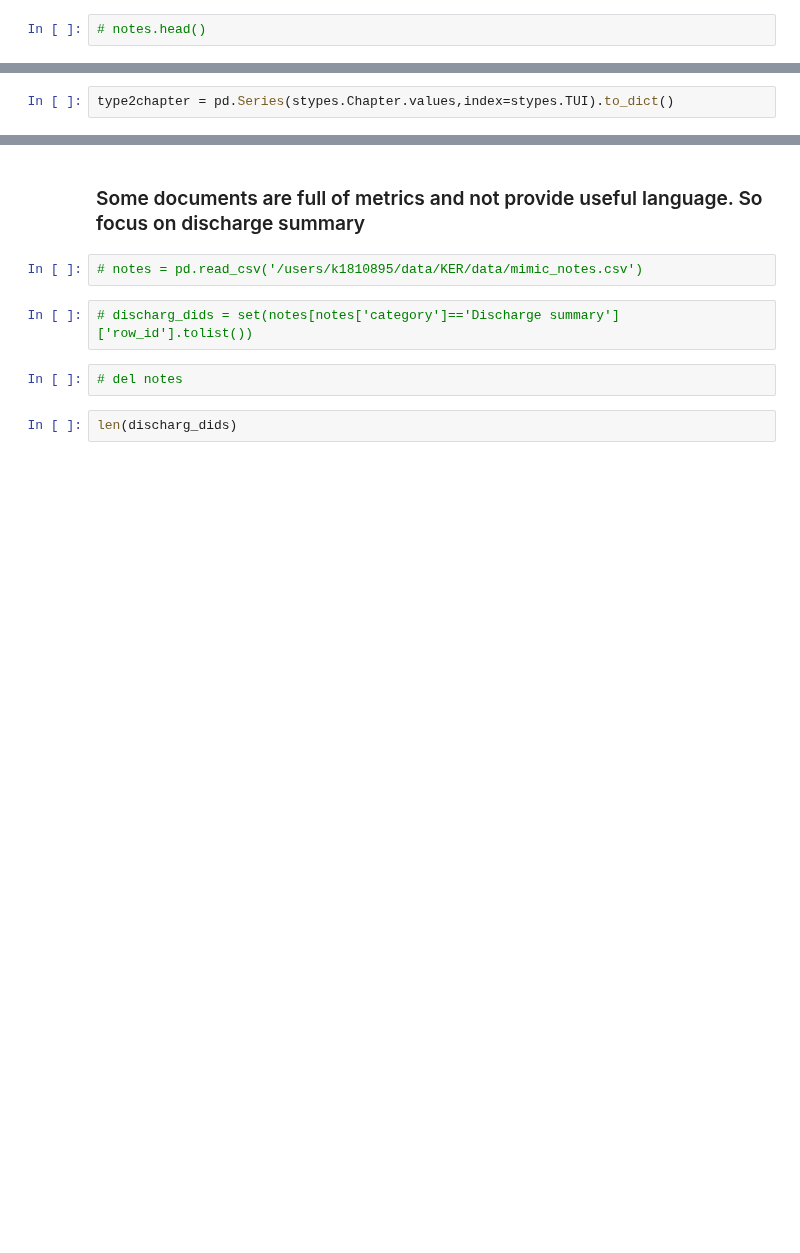
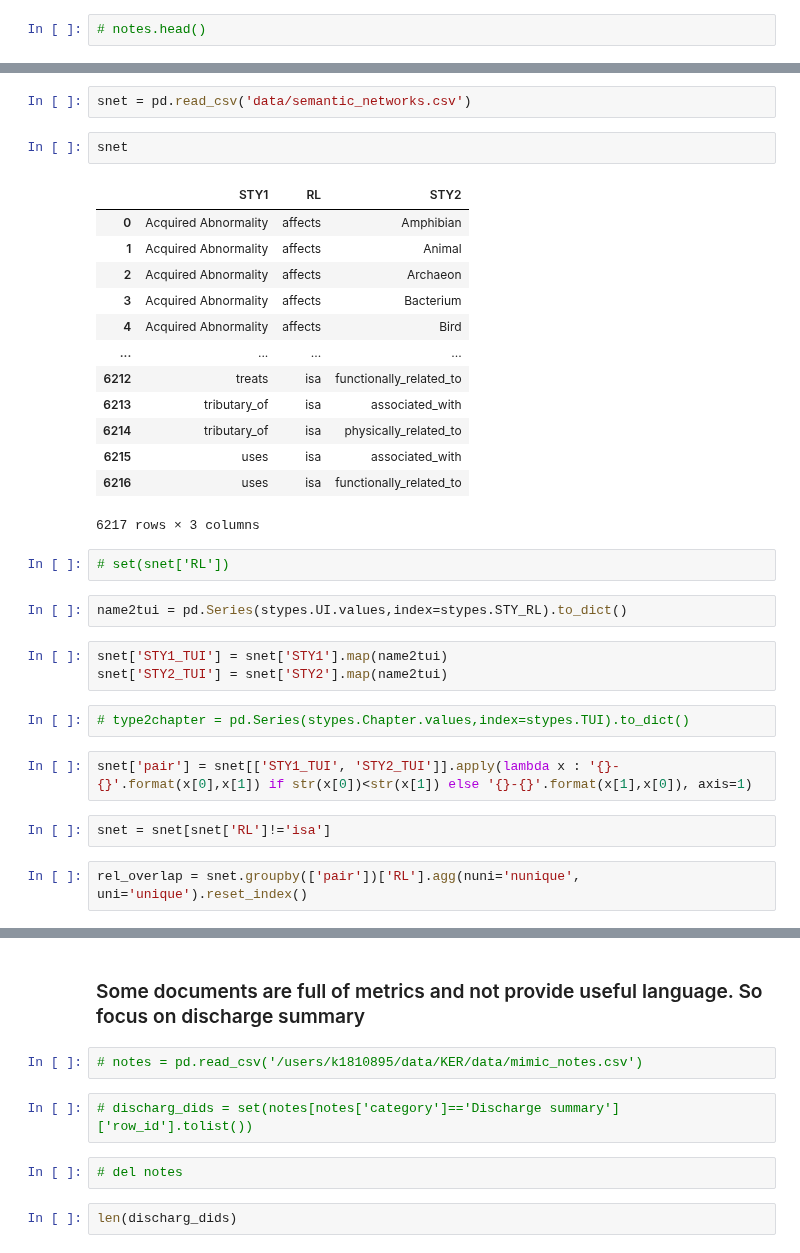
Before and after one commit to wtgme/snomed, a Jupyter notebook: distant_supervision.ipynb, the cells around one changed output, grey strips where cells are left out. Saved outputs shown, nothing was run; the diff lists cells and outputs as text; blank space fills up the shorter version.

```diff
--- a/distant_supervision.ipynb
+++ b/distant_supervision.ipynb
@@ -130,2 +150,33 @@ stypes.head()
+# %%
+snet = pd.read_csv('data/semantic_networks.csv')
+# %%
+snet
+# %% [output]
+|  | STY1 | RL | STY2 |
+| 0 | Acquired Abnormality | affects | Amphibian |
+| 1 | Acquired Abnormality | affects | Animal |
+| 2 | Acquired Abnormality | affects | Archaeon |
+| 3 | Acquired Abnormality | affects | Bacterium |
+| 4 | Acquired Abnormality | affects | Bird |
+| ... | ... | ... | ... |
+| 6212 | treats | isa | functionally_related_to |
+| 6213 | tributary_of | isa | associated_with |
+| 6214 | tributary_of | isa | physically_related_to |
+| 6215 | uses | isa | associated_with |
+| 6216 | uses | isa | functionally_related_to |
+6217 rows × 3 columns
+# %%
+# set(snet['RL'])
+# %%
+name2tui = pd.Series(stypes.UI.values,index=stypes.STY_RL).to_dict()
+# %%
+snet['STY1_TUI'] = snet['STY1'].map(name2tui)
+snet['STY2_TUI'] = snet['STY2'].map(name2tui)
 # %%
-type2chapter = pd.Series(stypes.Chapter.values,index=stypes.TUI).to_dict()
+# type2chapter = pd.Series(stypes.Chapter.values,index=stypes.TUI).to_dict()
+# %%
+snet['pair'] = snet[['STY1_TUI', 'STY2_TUI']].apply(lambda x : '{}-{}'.format(x[0],x[1]) if str(x[0])<str(x[1]) else '{}-{}'.format(x[1],x[0]), axis=1)
+# %%
+snet = snet[snet['RL']!='isa']
+# %%
+rel_overlap = snet.groupby(['pair'])['RL'].agg(nuni='nunique', uni='unique').reset_index()
```
Also changed, not shown: parts of 15 cells of this notebook, 1 other file.
